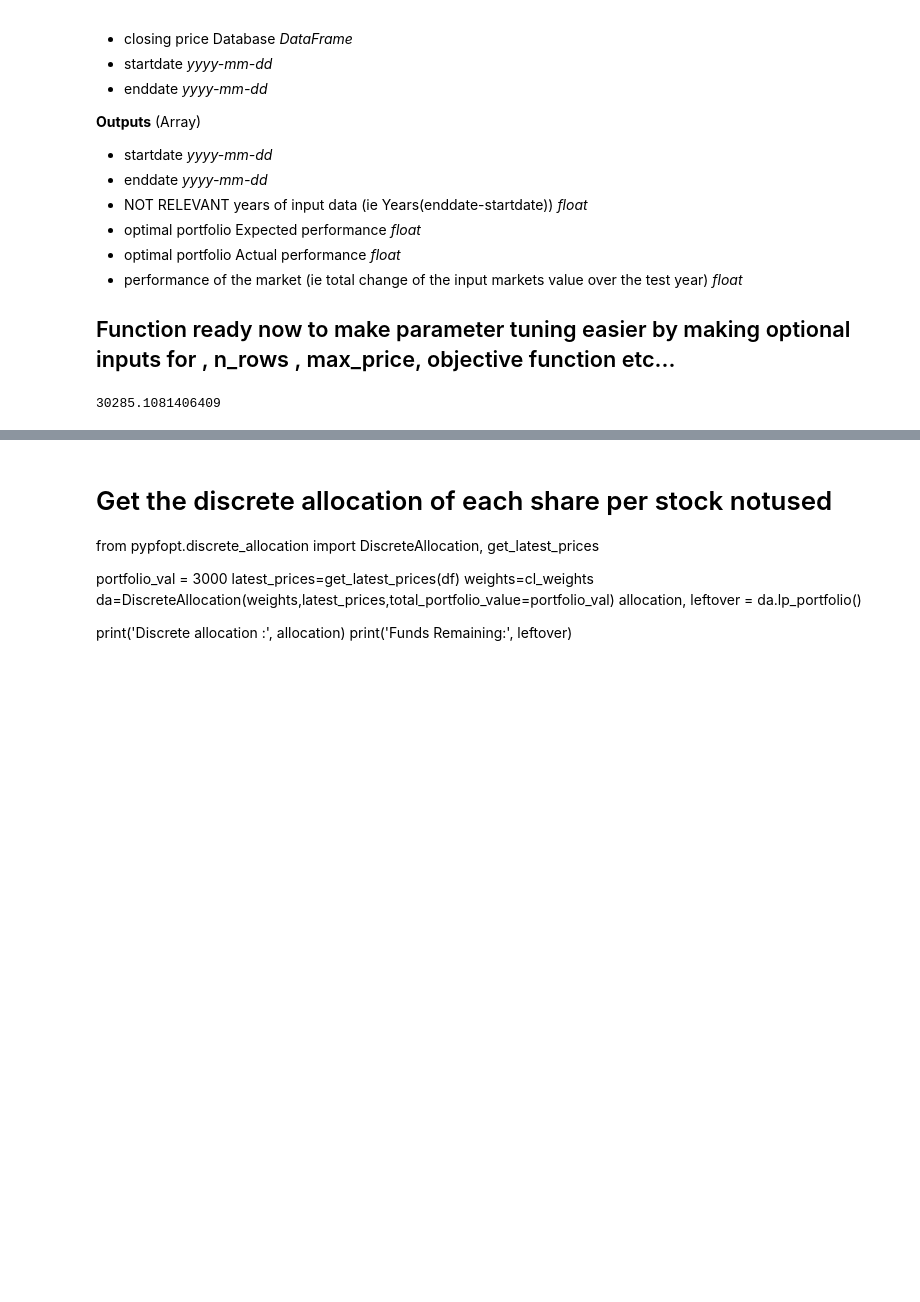
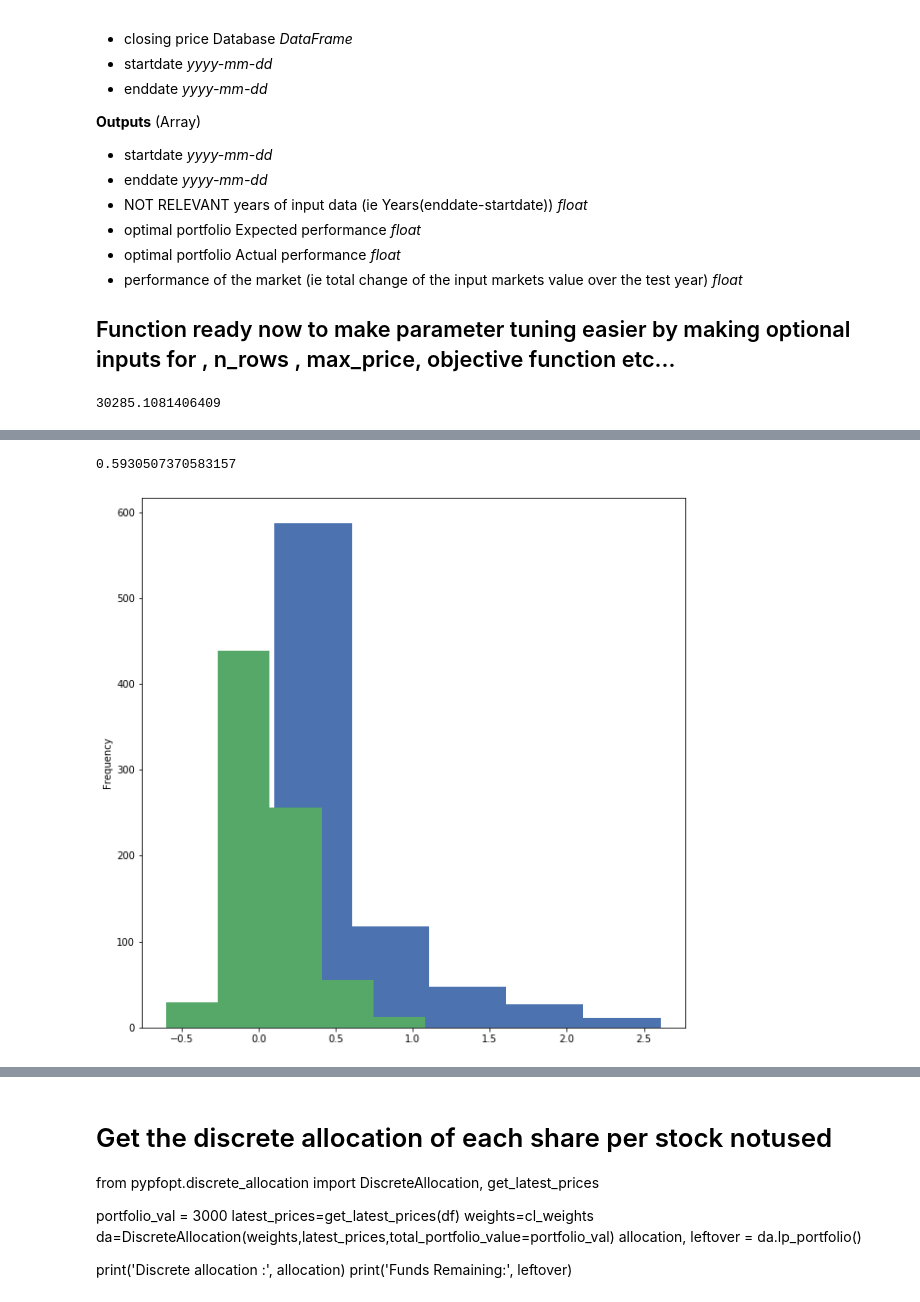
Before and after one commit to pat42w/EF_Portfolio_Optimization, a Jupyter notebook: Pat_Testing_nb.ipynb, the cells around one changed output, grey strips where cells are left out. Saved outputs shown, nothing was run; the diff lists cells and outputs as text; code cells hidden in the pictures; blank space fills up the shorter version.

```diff
--- a/Pat_Testing_nb.ipynb
+++ b/Pat_Testing_nb.ipynb
@@ -248,0 +281,12 @@ Wall time: 5min 33s
+# %%
+#plot epected vs actual returns
+df_test.Expected_returns.plot.hist(bins=5)
+df_test.Actual_returns.plot.hist(bins=5)
+
+
+
+from sklearn.metrics import mean_squared_error
+mean_squared_error(df_test.Actual_returns, df_test.Expected_returns, squared=False)
+# %% [output]
+0.5930507370583157
+[figure, added]
```
Also changed, not shown: parts of 19 cells of this notebook, 1 other file.
